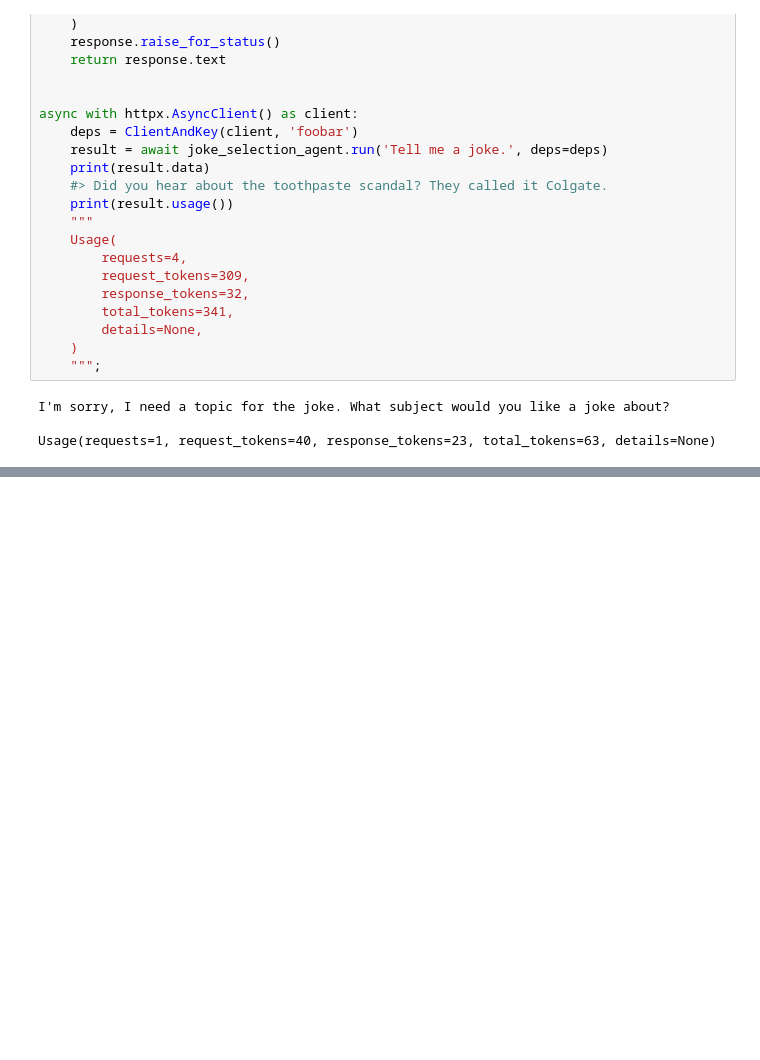
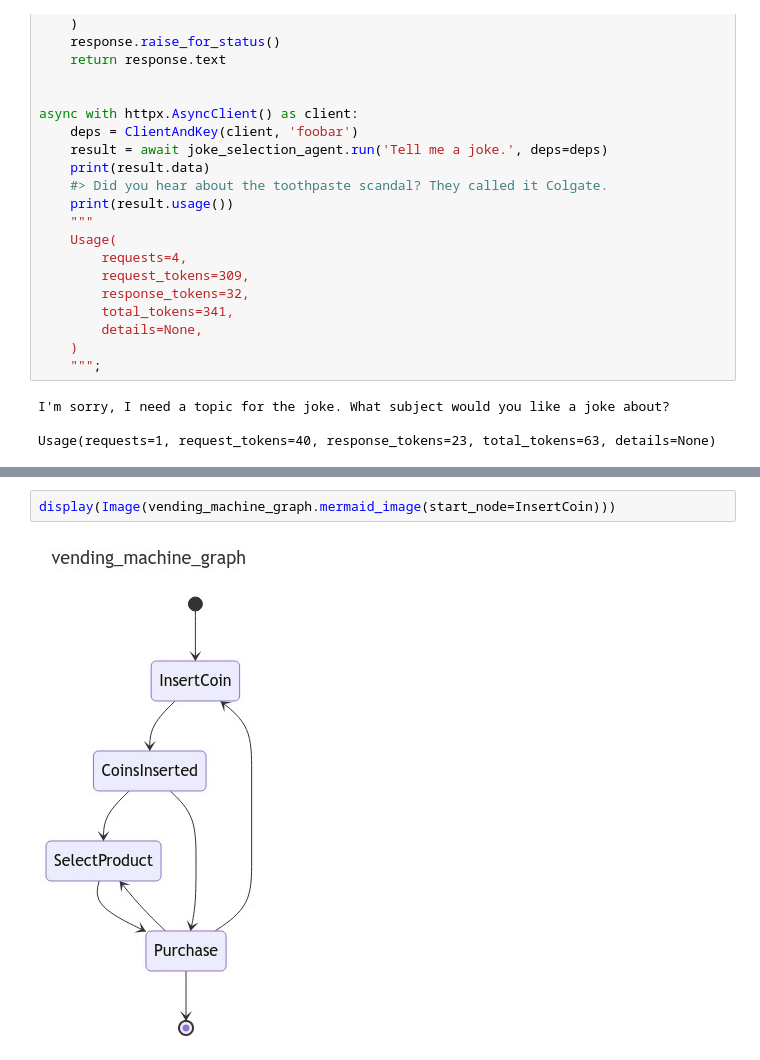
Before and after one commit to jsmidt/100-days-of-grind, a Jupyter notebook: AIProjects/day_6/pydantic_test.ipynb, the cells around one changed output, grey strips where cells are left out. Cells and saved outputs as stored; diff of their text form; blank space fills up the shorter version.

```diff
--- a/AIProjects/day_6/pydantic_test.ipynb
+++ b/AIProjects/day_6/pydantic_test.ipynb
@@ -1202,0 +1339,4 @@ if opt_flight_details is not None:
+# %%
+display(Image(vending_machine_graph.mermaid_image(start_node=InsertCoin)))
+# %% [output]
+[figure, added]
```
Also changed, not shown: parts of 8 cells of this notebook, 17 other files.
